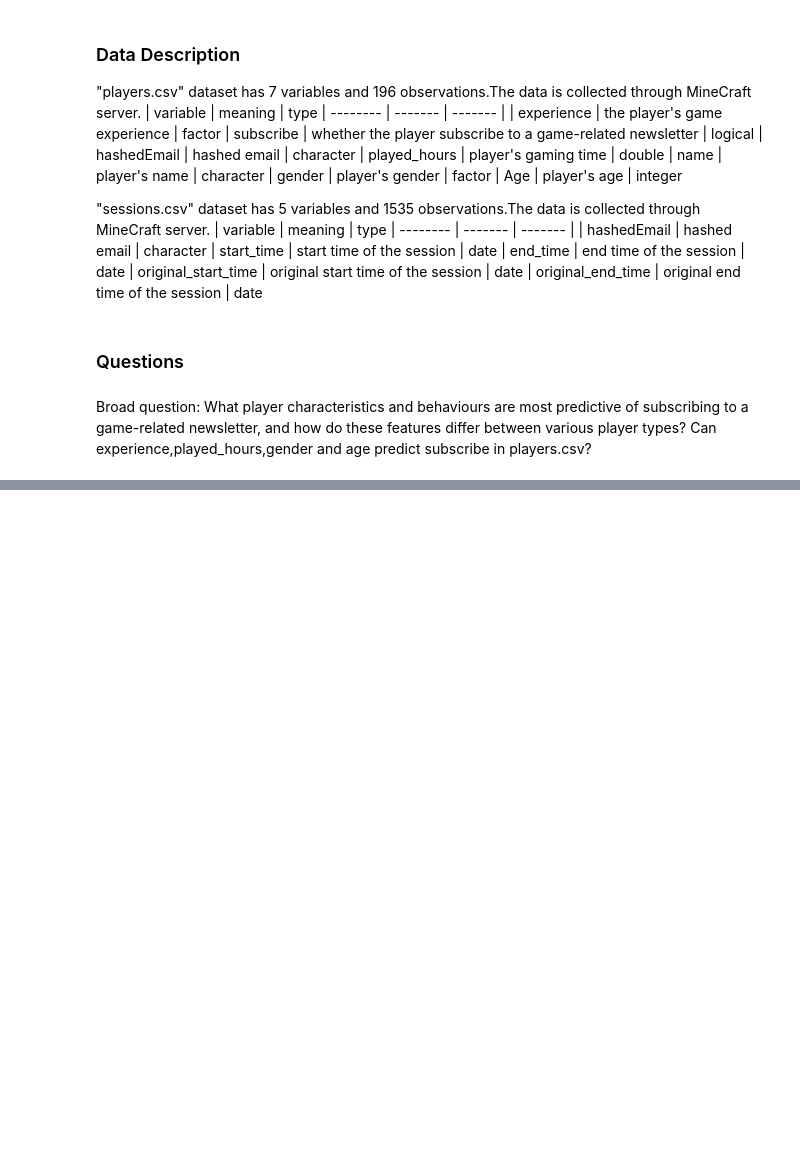
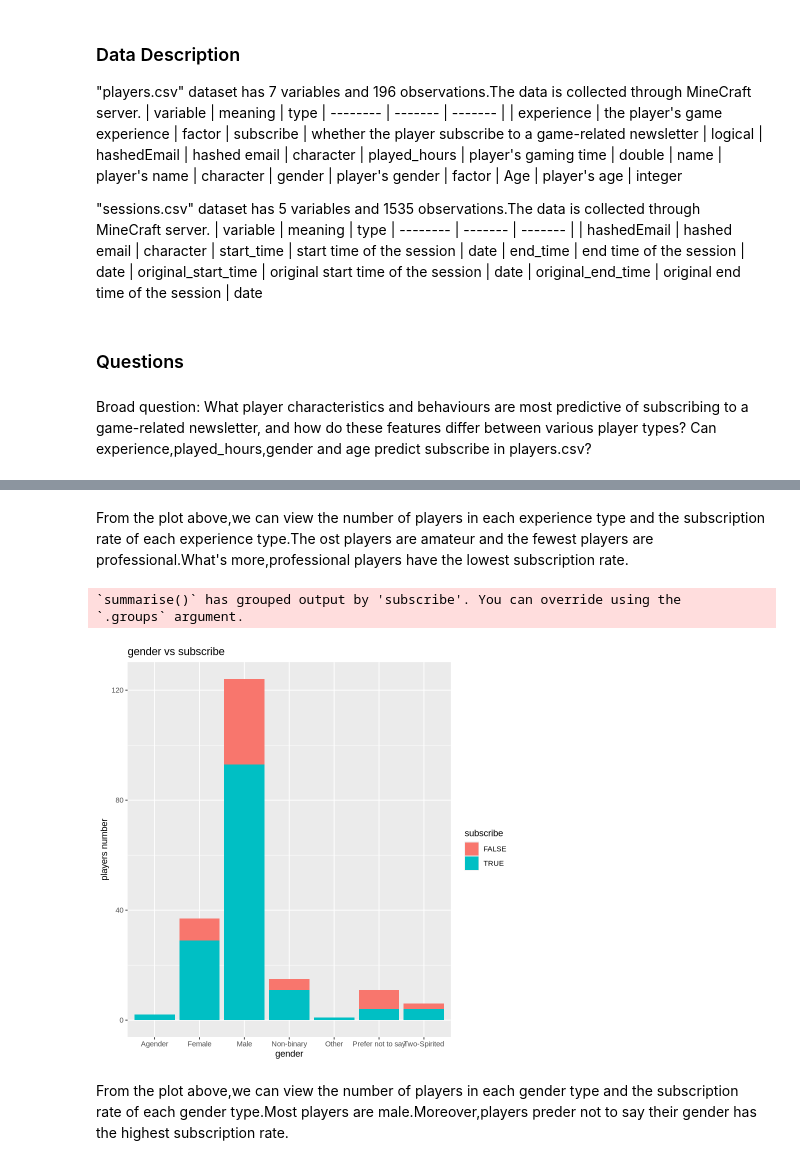
Before and after one commit to yueran61/individual-plan-report, a Jupyter notebook: Individual plan report .ipynb, the cells around one changed output, grey strips where cells are left out. Saved outputs shown, nothing was run; the diff lists cells and outputs as text; code cells hidden in the pictures; blank space fills up the shorter version.

```diff
--- a/Individual plan report .ipynb
+++ b/Individual plan report .ipynb
@@ -28,0 +90,15 @@ Can experience,played_hours,gender and age predict subscribe in players.csv?
+# %% [markdown]
+From the plot above,we can view the number of players in each experience type and the subscription rate of each experience type.The ost players are amateur and the fewest players are professional.What's more,professional players have the lowest subscription rate.
+# %%
+players2 <- group_by(players,subscribe,gender)|>
+summarize(number=n())
+ggplot(players2,aes(x=gender,y=number,fill=subscribe))+
+       geom_bar(stat="identity")+
+labs(x="gender",y="players number",fill="subscribe",
+     title="gender vs subscribe")
+# %% [output]
+`summarise()` has grouped output by 'subscribe'. You can override using the
+`.groups` argument.
+[figure, added]
+# %% [markdown]
+From the plot above,we can view the number of players in each gender type and the subscription rate of each gender type.Most players are male.Moreover,players preder not to say their gender has the highest subscription rate.
```
Also changed, not shown: parts of 6 cells of this notebook.
